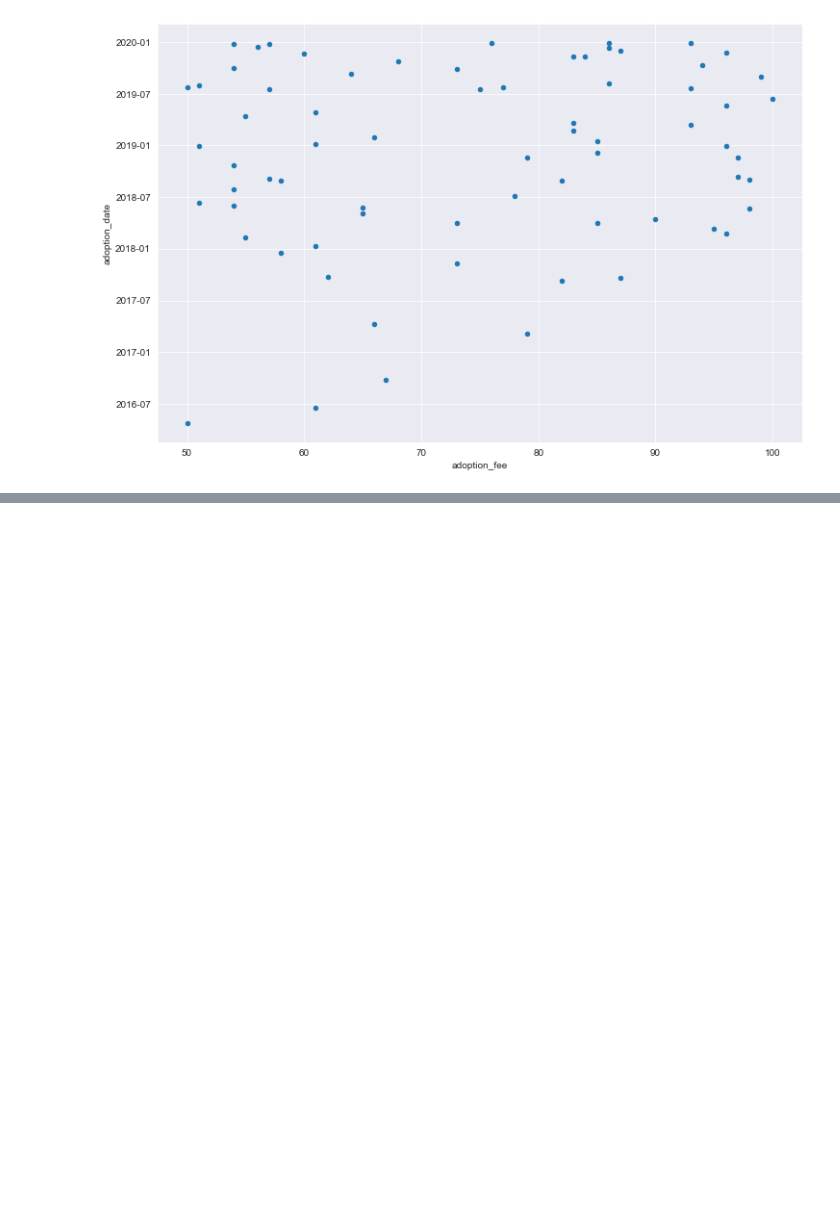
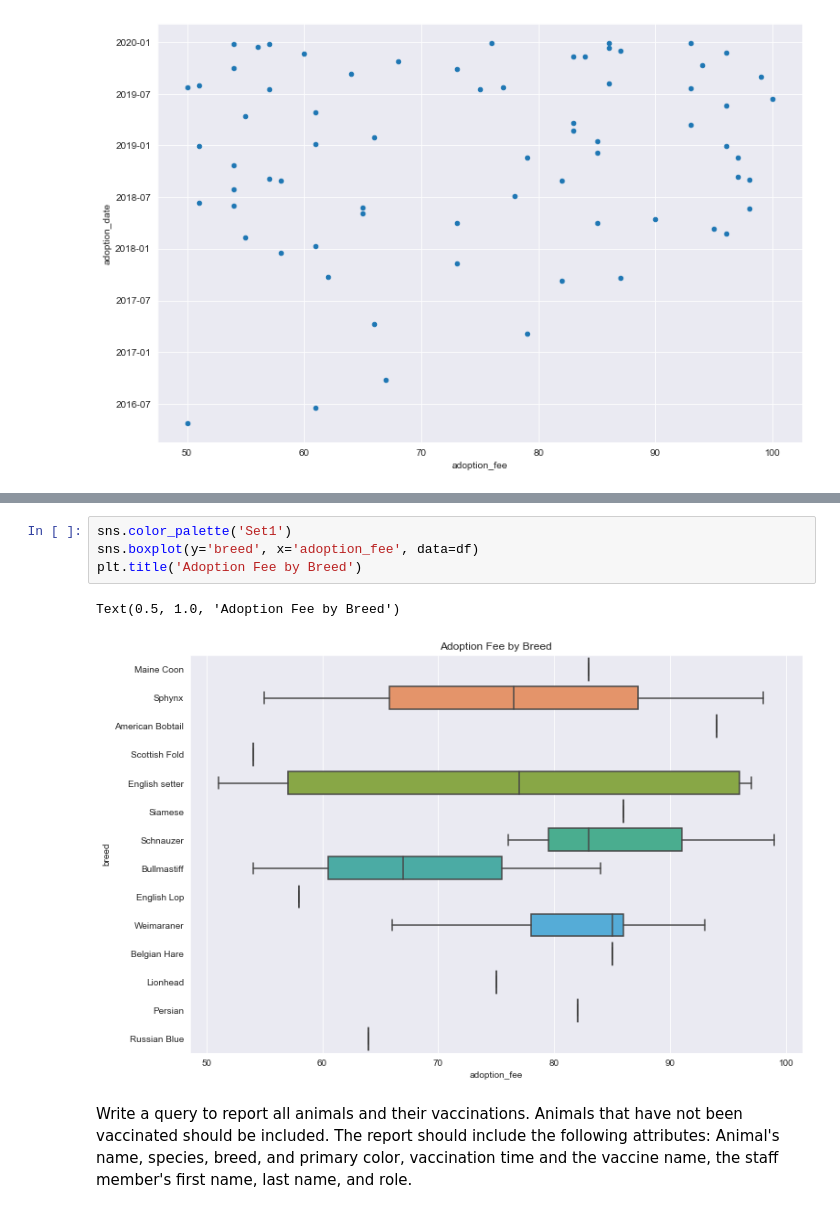
Before and after one commit to roblivesinottawa/animalshelter_database, a Jupyter notebook: animalshelter-workspace/queries.ipynb, the cells around one changed output, grey strips where cells are left out. Cells and saved outputs as stored; diff of their text form; blank space fills up the shorter version.

```diff
--- a/animalshelter-workspace/queries.ipynb
+++ b/animalshelter-workspace/queries.ipynb
@@ -692,0 +767,14 @@ df.head(3)
+# %%
+sns.color_palette('Set1')
+sns.boxplot(y='breed', x='adoption_fee', data=df)
+plt.title('Adoption Fee by Breed')
+# %% [output]
+Text(0.5, 1.0, 'Adoption Fee by Breed')
+[figure, added]
+# %% [markdown]
+Write a query to report all animals and their vaccinations.
+Animals that have not been vaccinated should be included.
+The report should include the following attributes:
+Animal's name, species, breed, and primary color,
+vaccination time and the vaccine name,
+the staff member's first name, last name, and role.
```
Also changed, not shown: parts of 7 cells of this notebook.
